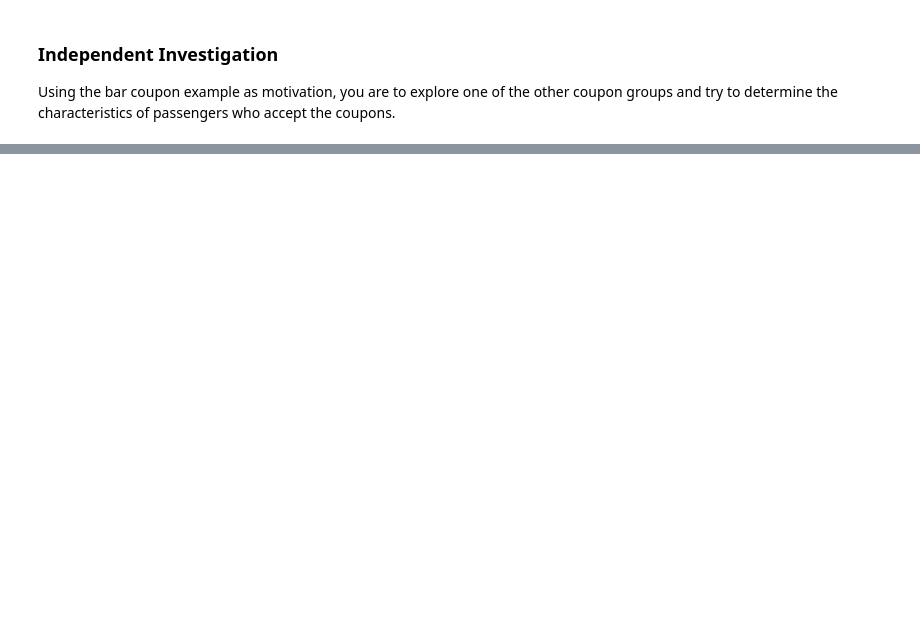
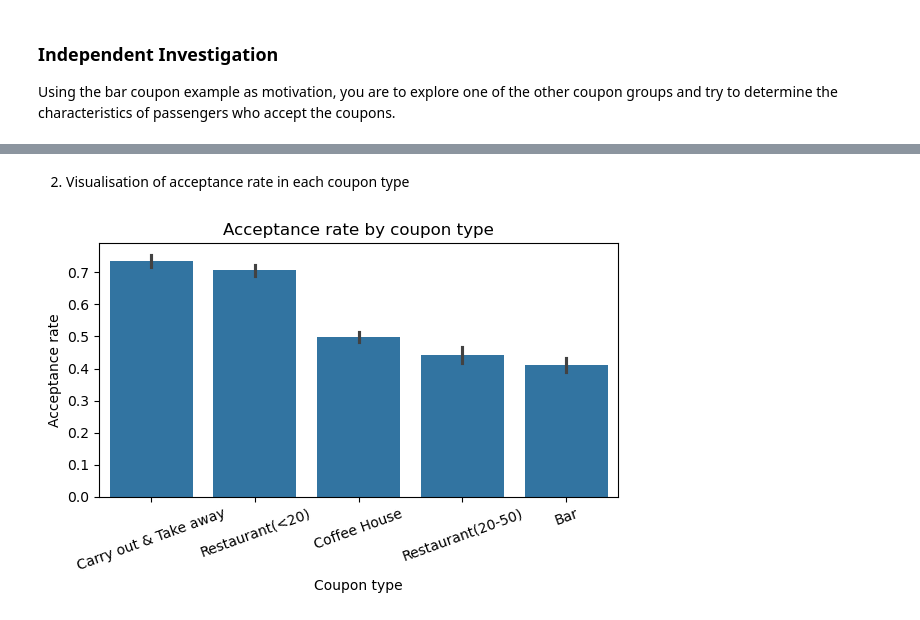
Before and after one commit to pchan2030/coupons-acceptance, a Jupyter notebook: prompt.ipynb, the cells around one changed output, grey strips where cells are left out. Drawn from its saved outputs; the diff is of its cells as text; code cells hidden in the pictures; blank space fills up the shorter version.

```diff
--- a/prompt.ipynb
+++ b/prompt.ipynb
@@ -610,0 +672,12 @@ Using the bar coupon example as motivation, you are to explore one of the other
+# %%
+# Overall acceptance rate
+overall_accept = data["Y"].mean()
+print("Overall acceptance rate:", overall_accept)
+
+# Acceptance rate by coupon type
+accept_by_coupon = (
+    data.groupby("coupon")["Y"]
+      .mean()
+      .sort_values(ascending=False)
+)
+print(accept_by_coupon)
@@ -610,0 +693,20 @@ Using the bar coupon example as motivation, you are to explore one of the other
+# %% [markdown]
+2. Visualisation of acceptance rate in each coupon type
+# %%
+plt.figure(figsize=(6,4))
+sns.barplot(
+    data=data,
+    x="coupon",
+    y="Y",
+    estimator="mean",
+    order=accept_by_coupon.index
+)
+plt.ylabel("Acceptance rate")
+plt.xlabel("Coupon type")
+plt.title("Acceptance rate by coupon type")
+plt.xticks(rotation=20)
+plt.tight_layout()
+plt.savefig("images/independent_investigation/AcceptanceRateByCouponType.png")
+plt.show()
+# %% [output]
+[figure, added]
```
Also changed, not shown: parts of 27 cells of this notebook, 5 other files.
